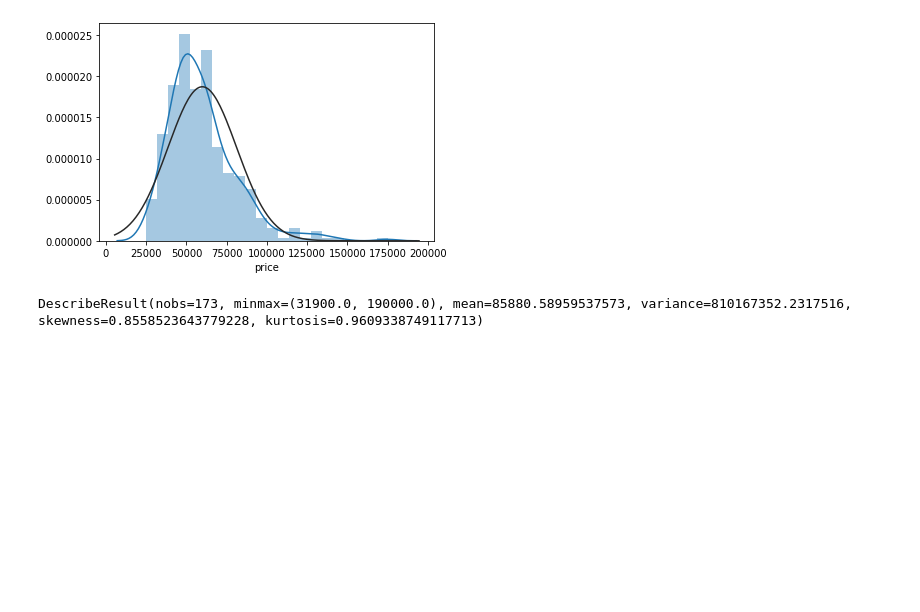
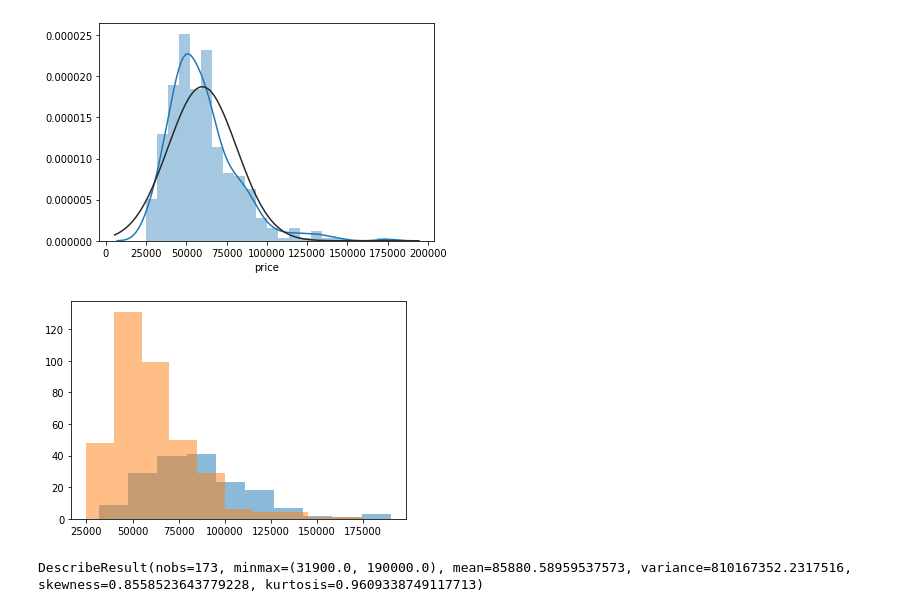
Before and after one commit to ssmcnatt/assignments, a Jupyter notebook: t-test.ipynb, the cells around one changed output. Saved outputs shown, nothing was run; the diff lists cells and outputs as text; code cells hidden in the pictures; blank space fills up the shorter version.

```diff
--- a/t-test.ipynb
+++ b/t-test.ipynb
@@ -50,6 +50,12 @@ sns.distplot (no_air['price'], fit=stats.norm)
 plt.show()
 # %% [output]
 [figure]
+# %%
+plt.hist(air['price'], alpha=0.5)
+plt.hist(no_air['price'], alpha=0.5)
+plt.show()
+# %% [output]
+[figure, added]
 # %%
 stats.describe(air['price'])
 # %% [output]
```
Also changed, not shown: parts of 3 cells of this notebook.
